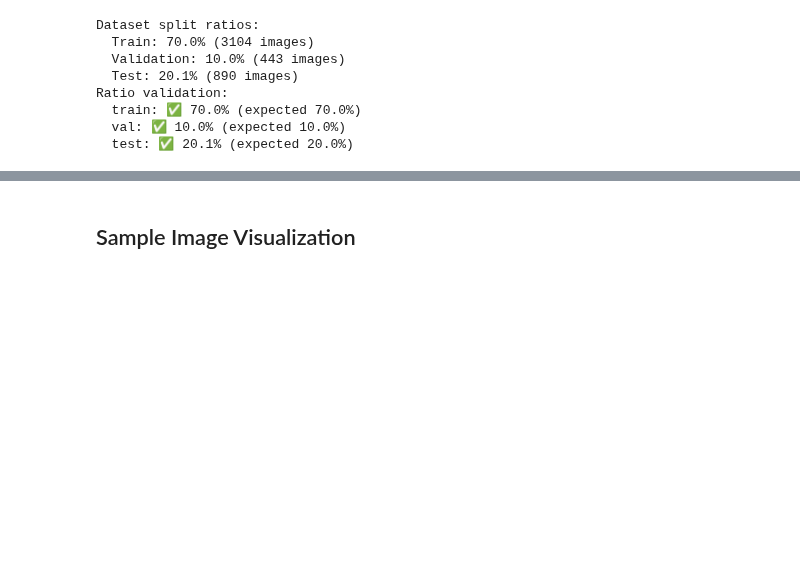
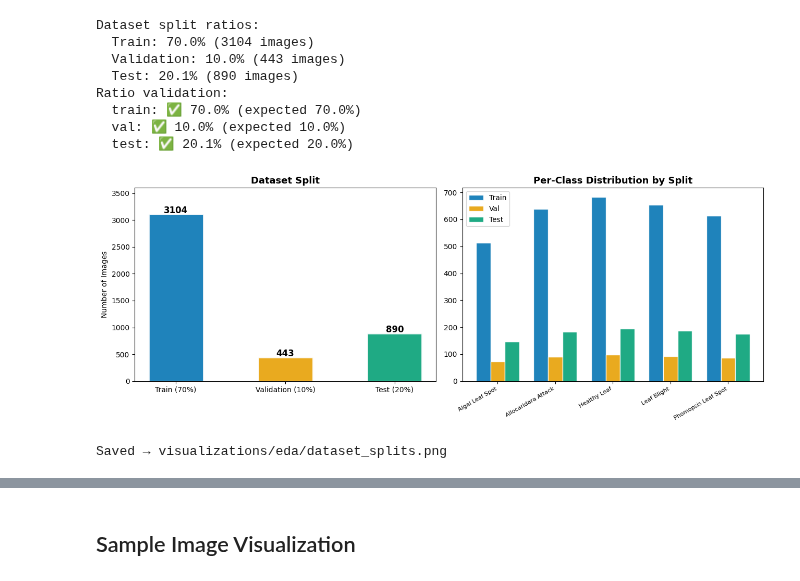
Before and after one commit to HieuDoan188/durian_leaf, a Jupyter notebook: notebooks/01-data-exploration.ipynb, the cells around one changed output, grey strips where cells are left out. Saved outputs shown, nothing was run; the diff lists cells and outputs as text; code cells hidden in the pictures; blank space fills up the shorter version.

```diff
--- a/notebooks/01-data-exploration.ipynb
+++ b/notebooks/01-data-exploration.ipynb
@@ -166,3 +227,36 @@ Ratio validation:
   train: ✅ 70.0% (expected 70.0%)
   val: ✅ 10.0% (expected 10.0%)
   test: ✅ 20.1% (expected 20.0%)
+# %%
+fig, axes = plt.subplots(1, 2, figsize=(13, 5))
+
+colors_s = ["#0072B2", "#E69F00", "#009E73"]
+
+ax1 = axes[0]
+splits = {"Train (70%)": len(datasets['train']), "Validation (10%)": len(datasets['val']), "Test (20%)": len(datasets['test'])}
+bars = ax1.bar(splits.keys(), splits.values(), color=colors_s, edgecolor="white", linewidth=2, alpha=0.88, width=0.5)
+for bar, cnt in zip(bars, splits.values()):
+    ax1.text(bar.get_x() + bar.get_width() / 2, bar.get_height() + 20, str(cnt),
+             ha="center", fontsize=12, fontweight="bold")
+ax1.set_title("Dataset Split", fontsize=13, fontweight="bold")
+ax1.set_ylabel("Number of Images")
+ax1.set_ylim(0, 3600)
+
+ax2 = axes[1]
+x = np.arange(len(CLASS_LABELS))
+w = 0.25
+for i, (sname, ratio, color) in enumerate(zip(["Train", "Val", "Test"], [0.70, 0.10, 0.20], colors_s)):
+    counts = [int(c * ratio) for c in CLASS_COUNTS]
+    ax2.bar(x + i * w, counts, w, label=sname, color=color, alpha=0.88, edgecolor="white")
+ax2.set_title("Per-Class Distribution by Split", fontsize=13, fontweight="bold")
+ax2.set_xticks(x + w)
+ax2.set_xticklabels(CLASS_LABELS, rotation=30, ha="right", fontsize=8)
+ax2.legend()
+
+plt.tight_layout()
+plt.savefig(os.path.join(EDA_VIZ_DIR, "dataset_splits.png"), dpi=150, bbox_inches="tight")
+plt.show()
+print("Saved → visualizations/eda/dataset_splits.png")
+# %% [output]
+[figure, added]
+Saved → visualizations/eda/dataset_splits.png
```
Also changed, not shown: parts of 16 cells of this notebook.
